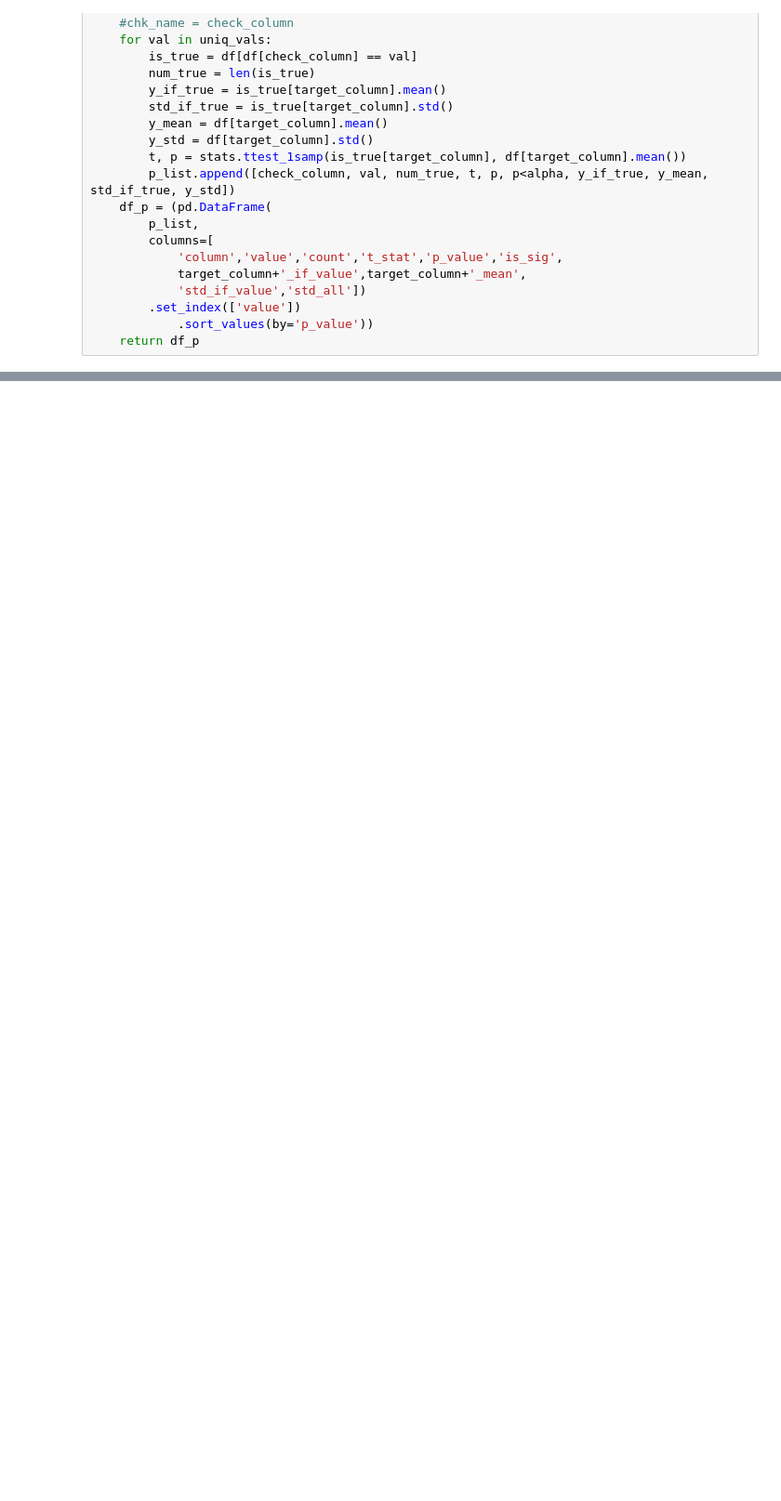
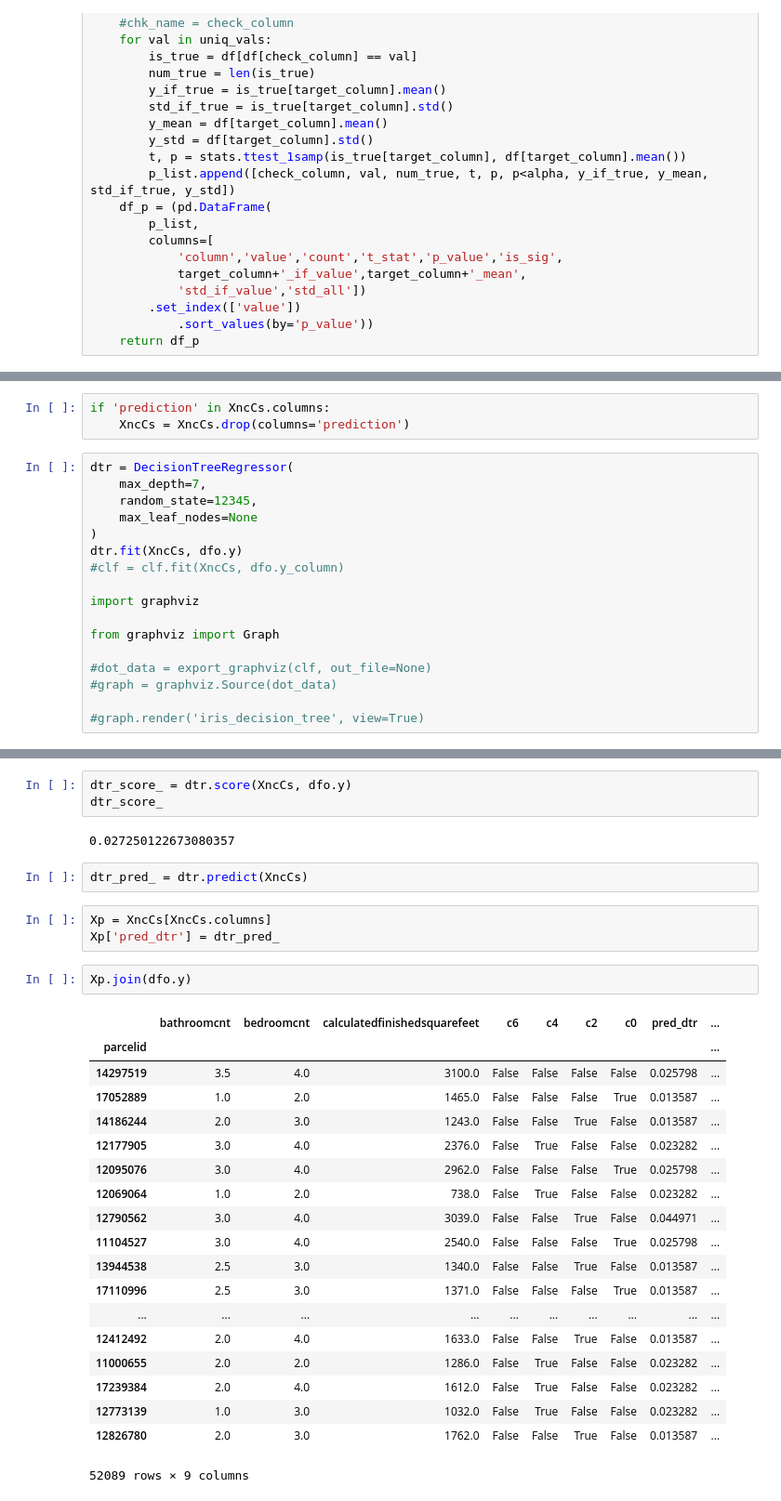
Before and after one commit to BayesEliaSantos/Bayes_P04_Zillow, a Jupyter notebook: kworking.ipynb, the cells around one changed output, grey strips where cells are left out. Shown at 93% size. Drawn from its saved outputs; the diff is of its cells as text; blank space fills up the shorter version.

```diff
--- a/kworking.ipynb
+++ b/kworking.ipynb
@@ -753,0 +845,20 @@ bool_ttest_single_uniq(cluster_y, target_column=dfo.y_column, check_column='clus
+# %%
+if 'prediction' in XncCs.columns:
+    XncCs = XncCs.drop(columns='prediction')
+# %%
+dtr = DecisionTreeRegressor(
+    max_depth=7,
+    random_state=12345,
+    max_leaf_nodes=None
+)
+dtr.fit(XncCs, dfo.y)
+#clf = clf.fit(XncCs, dfo.y_column)
+
+import graphviz
+
+from graphviz import Graph
+
+#dot_data = export_graphviz(clf, out_file=None)
+#graph = graphviz.Source(dot_data)
+
+#graph.render('iris_decision_tree', view=True)
@@ -753,0 +870,32 @@ bool_ttest_single_uniq(cluster_y, target_column=dfo.y_column, check_column='clus
+# %%
+dtr_score_ = dtr.score(XncCs, dfo.y)
+dtr_score_
+# %% [output]
+0.027250122673080357
+# %%
+dtr_pred_ = dtr.predict(XncCs)
+# %%
+Xp = XncCs[XncCs.columns]
+Xp['pred_dtr'] = dtr_pred_
+# %%
+Xp.join(dfo.y)
+# %% [output]
+|  | bathroomcnt | bedroomcnt | calculatedfinishedsquarefeet | c6 | c4 | c2 | c0 | pred_dtr | ... |
+| parcelid |  |  |  |  |  |  |  |  | ... |
+| 14297519 | 3.5 | 4.0 | 3100.0 | False | False | False | False | 0.025798 | ... |
+| 17052889 | 1.0 | 2.0 | 1465.0 | False | False | False | True | 0.013587 | ... |
+| 14186244 | 2.0 | 3.0 | 1243.0 | False | False | True | False | 0.013587 | ... |
+| 12177905 | 3.0 | 4.0 | 2376.0 | False | True | False | False | 0.023282 | ... |
+| 12095076 | 3.0 | 4.0 | 2962.0 | False | False | False | True | 0.025798 | ... |
+| 12069064 | 1.0 | 2.0 | 738.0 | False | True | False | False | 0.023282 | ... |
+| 12790562 | 3.0 | 4.0 | 3039.0 | False | False | True | False | 0.044971 | ... |
+| 11104527 | 3.0 | 4.0 | 2540.0 | False | False | False | True | 0.025798 | ... |
+| 13944538 | 2.5 | 3.0 | 1340.0 | False | False | True | False | 0.013587 | ... |
+| 17110996 | 2.5 | 3.0 | 1371.0 | False | False | False | True | 0.013587 | ... |
+| ... | ... | ... | ... | ... | ... | ... | ... | ... | ... |
+| 12412492 | 2.0 | 4.0 | 1633.0 | False | False | True | False | 0.013587 | ... |
+| 11000655 | 2.0 | 2.0 | 1286.0 | False | True | False | False | 0.023282 | ... |
+| 17239384 | 2.0 | 4.0 | 1612.0 | False | True | False | False | 0.023282 | ... |
+| 12773139 | 1.0 | 3.0 | 1032.0 | False | True | False | False | 0.023282 | ... |
+| 12826780 | 2.0 | 3.0 | 1762.0 | False | False | True | False | 0.013587 | ... |
+52089 rows × 9 columns
```
Also changed, not shown: parts of 36 cells of this notebook, 2 other files.
